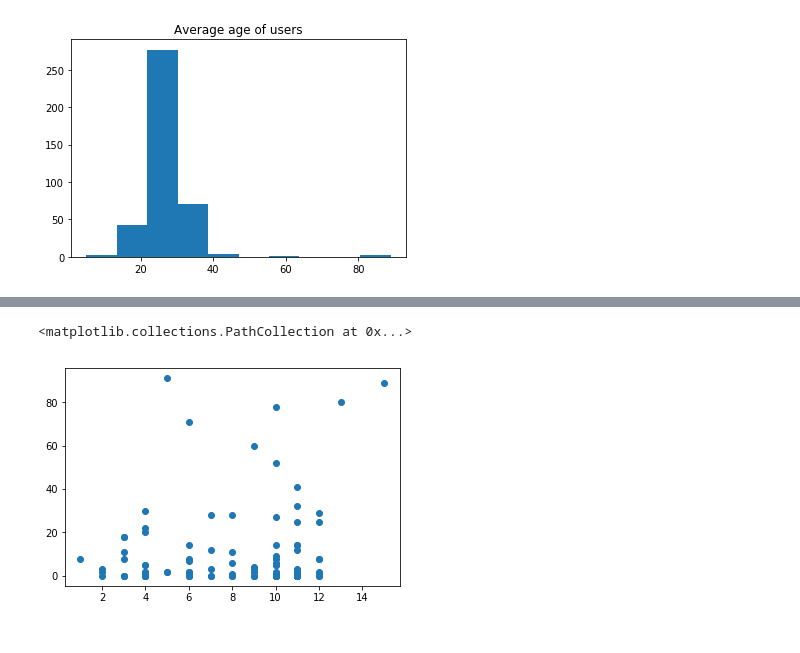
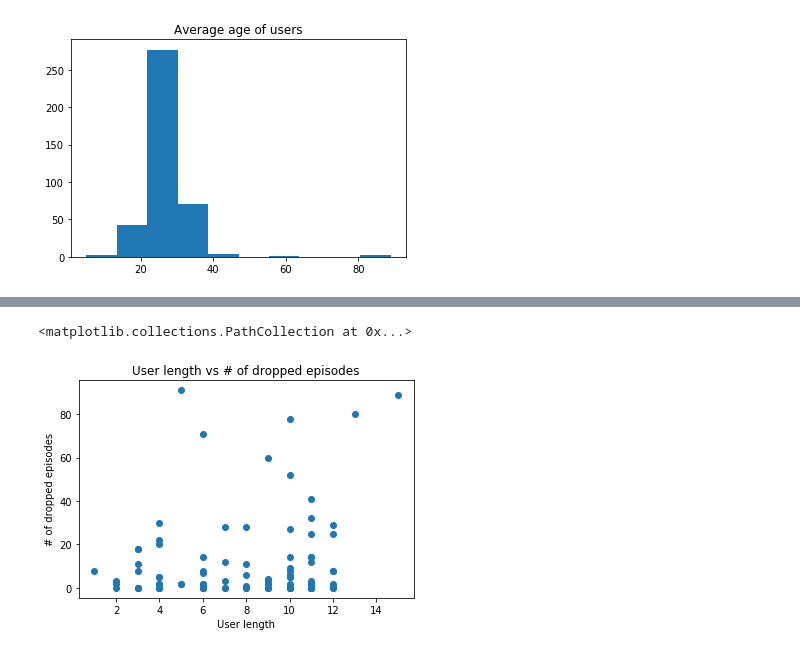
Before and after one commit to wongalex349/BigDataAnalytics, a Jupyter notebook: AnimeList.ipynb, the cells around one changed output, grey strips where cells are left out. Drawn from its saved outputs; the diff is of its cells as text; code cells hidden in the pictures.

```diff
--- a/AnimeList.ipynb
+++ b/AnimeList.ipynb
@@ -107,9 +267,13 @@ Name: birth_date, dtype: float64
 # %%
+#Is there a correlation between how long people have been watching and how much anime users have dropped?
 y = file[['user_dropped']][0:100];
 t = file[['join_date']][0:100];
 x = file.join_date.str.slice(0,4).dropna().astype(int)[0:100]
 length = 2019 - x
+plt.xlabel('User length')
+plt.ylabel('# of dropped episodes')
+plt.title('User length vs # of dropped episodes')
 plt.scatter(length,y)
 # %% [output]
 <matplotlib.collections.PathCollection at 0x...>
-[figure, old version]
+[figure, new version]
```
Also changed, not shown: parts of 11 cells of this notebook.
